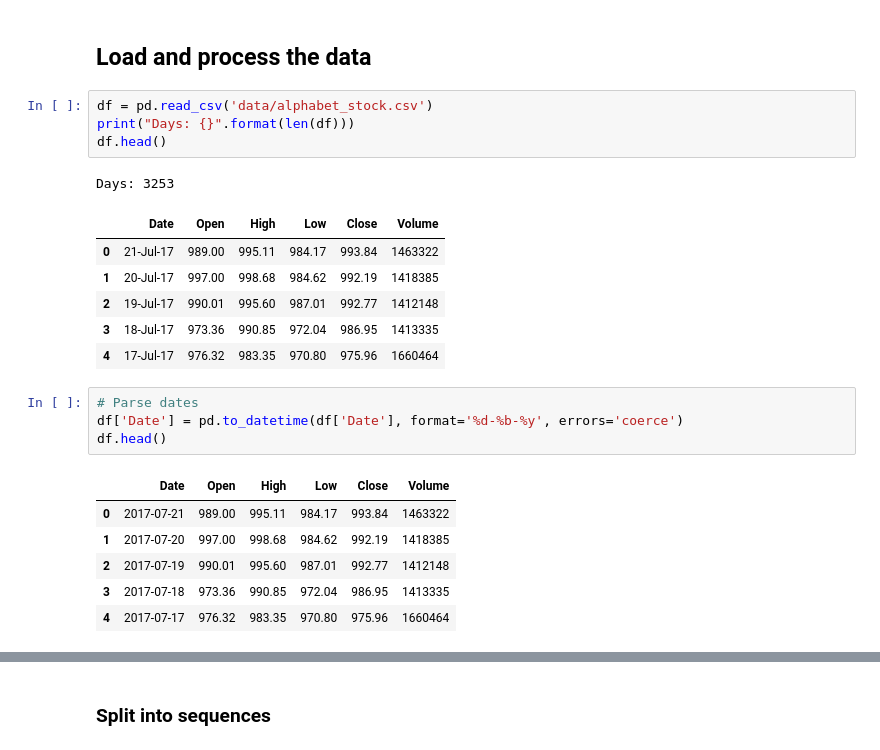
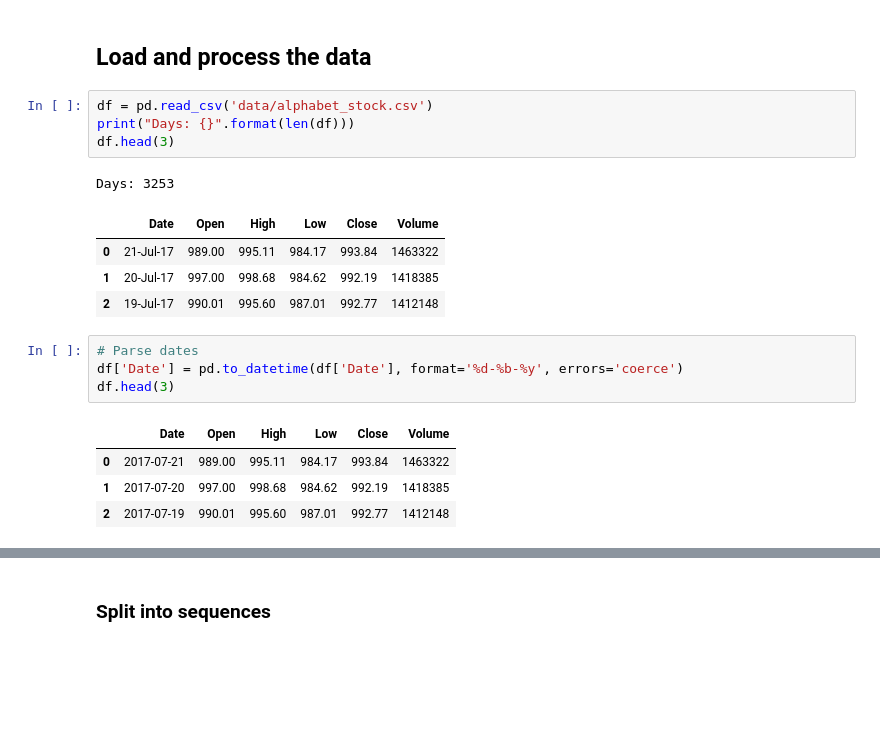
Before and after one commit to angelmtenor/data-science-keras, a Jupyter notebook: simple_stock_prediction.ipynb, the cells around one changed output, grey strips where cells are left out. Saved outputs shown, nothing was run; the diff lists cells and outputs as text; blank space fills up the shorter version.

```diff
--- a/simple_stock_prediction.ipynb
+++ b/simple_stock_prediction.ipynb
@@ -26,26 +26,22 @@ Using TensorFlow backend.
 # %%
 df = pd.read_csv('data/alphabet_stock.csv')
 print("Days: {}".format(len(df)))
-df.head()
+df.head(3)
 # %% [output]
 Days: 3253
 |  | Date | Open | High | Low | Close | Volume |
 | 0 | 21-Jul-17 | 989.00 | 995.11 | 984.17 | 993.84 | 1463322 |
 | 1 | 20-Jul-17 | 997.00 | 998.68 | 984.62 | 992.19 | 1418385 |
 | 2 | 19-Jul-17 | 990.01 | 995.60 | 987.01 | 992.77 | 1412148 |
-| 3 | 18-Jul-17 | 973.36 | 990.85 | 972.04 | 986.95 | 1413335 |
-| 4 | 17-Jul-17 | 976.32 | 983.35 | 970.80 | 975.96 | 1660464 |
 # %%
 # Parse dates
 df['Date'] = pd.to_datetime(df['Date'], format='%d-%b-%y', errors='coerce')
-df.head()
+df.head(3)
 # %% [output]
 |  | Date | Open | High | Low | Close | Volume |
 | 0 | 2017-07-21 | 989.00 | 995.11 | 984.17 | 993.84 | 1463322 |
 | 1 | 2017-07-20 | 997.00 | 998.68 | 984.62 | 992.19 | 1418385 |
 | 2 | 2017-07-19 | 990.01 | 995.60 | 987.01 | 992.77 | 1412148 |
-| 3 | 2017-07-18 | 973.36 | 990.85 | 972.04 | 986.95 | 1413335 |
-| 4 | 2017-07-17 | 976.32 | 983.35 | 970.80 | 975.96 | 1660464 |
 # %%
 # Sort values by date
 df = df.sort_values(by='Date')
```
Also changed, not shown: parts of 9 cells of this notebook, 1 other file.
